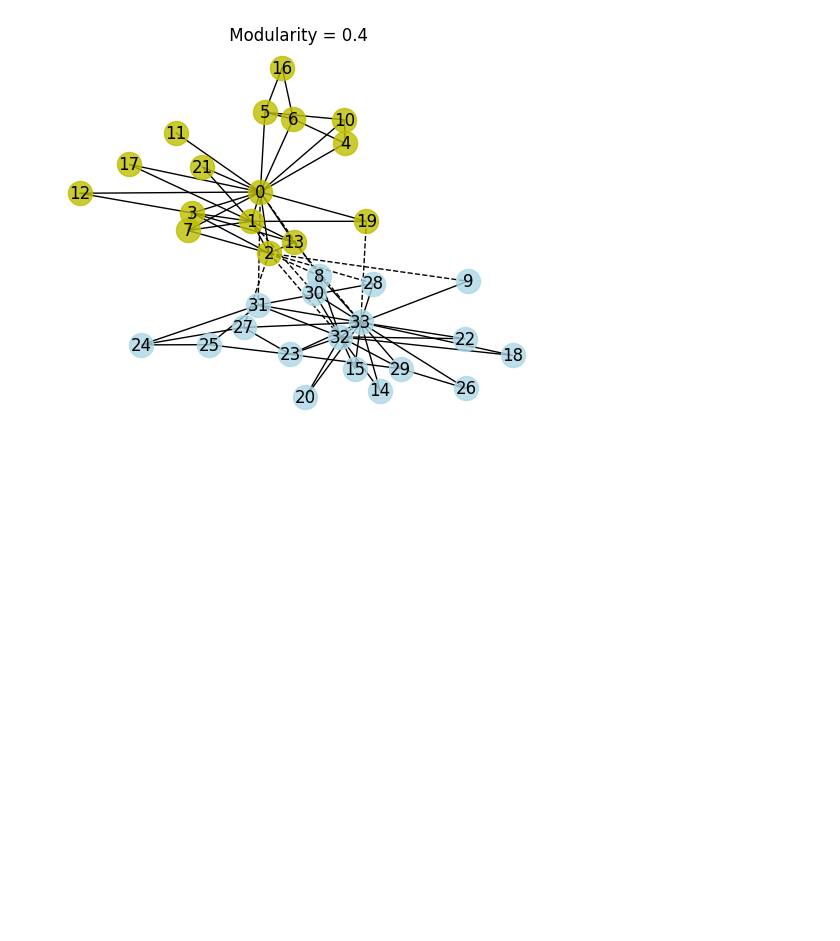
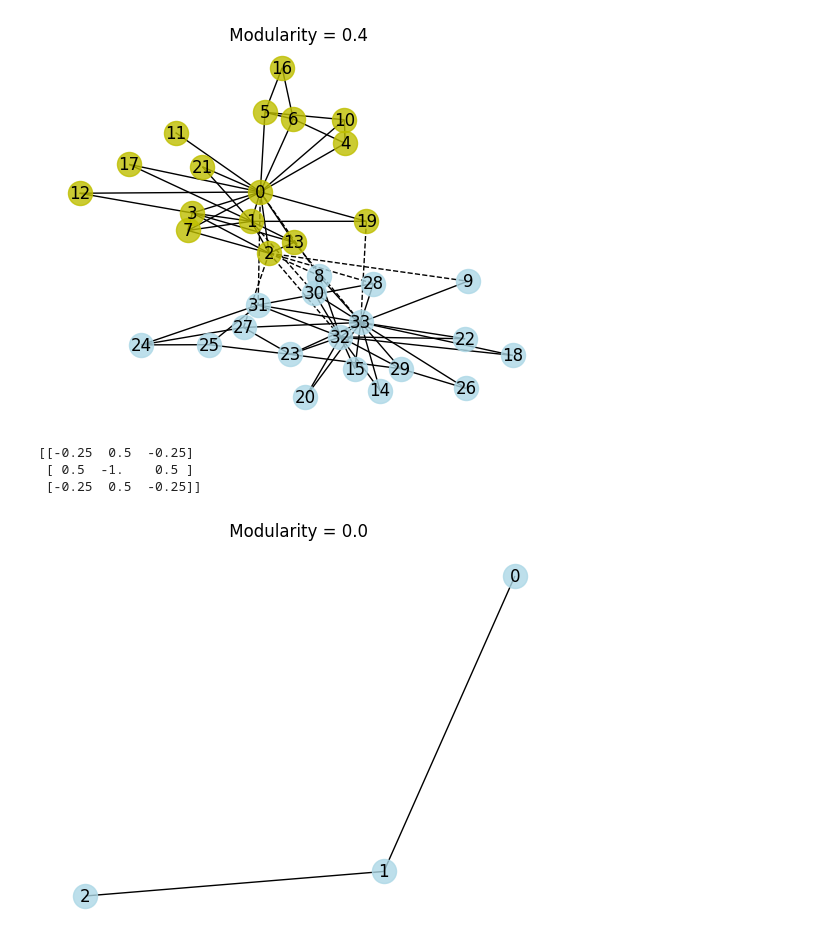
Before and after one commit to MichaelAGoodrich/cs575-homework-1-fall-2025, a Jupyter notebook: src/in_class_exercises/spectral_modularity_cut.ipynb, the cells around one changed output. Drawn from its saved outputs; the diff is of its cells as text; code cells hidden in the pictures; blank space fills up the shorter version.

```diff
--- a/src/in_class_exercises/spectral_modularity_cut.ipynb
+++ b/src/in_class_exercises/spectral_modularity_cut.ipynb
@@ -366,3 +366,13 @@ partitions = get_shores_from_eigenvector(leading_eigenvector)
 show_partitions(G, partitions)
 # %% [output]
 [figure]
+# %%
+G = nx.path_graph(3)
+show_partitions(G, [set(), set(G.nodes())])
+B = nx.modularity_matrix(G)
+print(B)
+# %% [output]
+[[-0.25  0.5  -0.25]
+ [ 0.5  -1.    0.5 ]
+ [-0.25  0.5  -0.25]]
+[figure, added]
```
Also changed, not shown: parts of 1 cell of this notebook, 1 other file.
